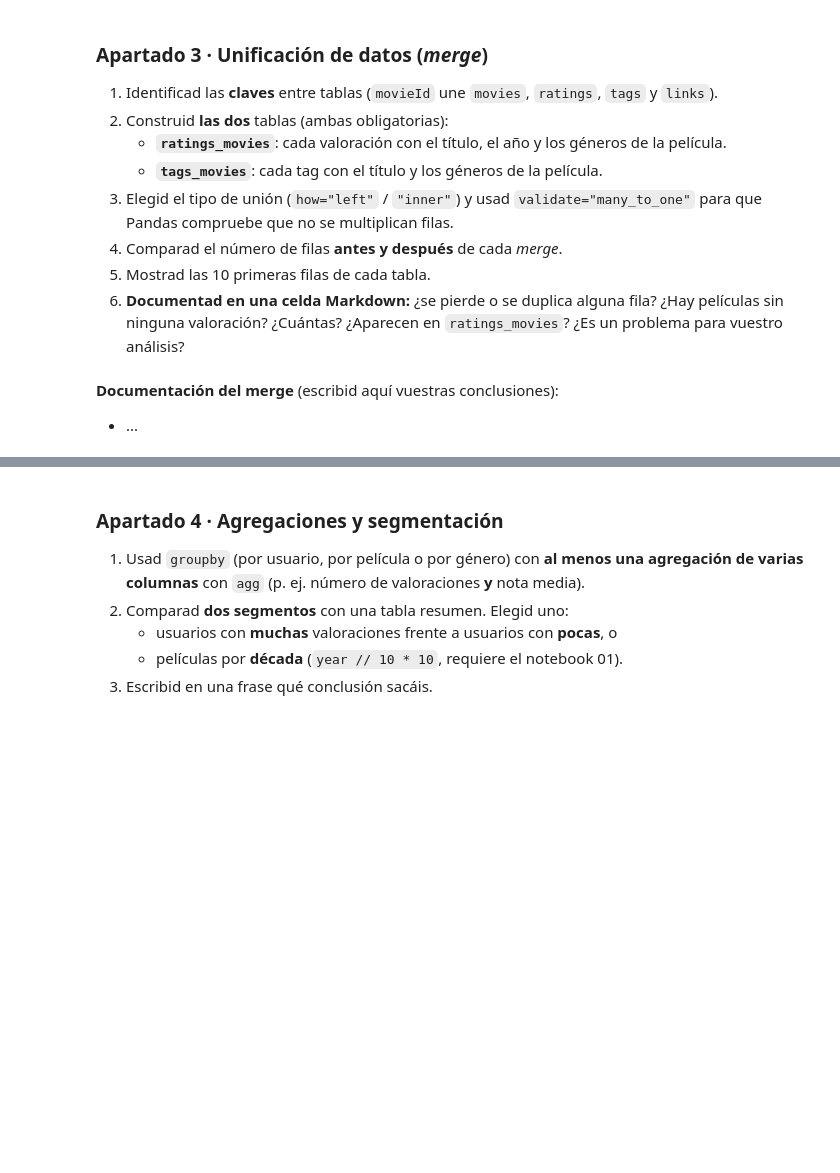
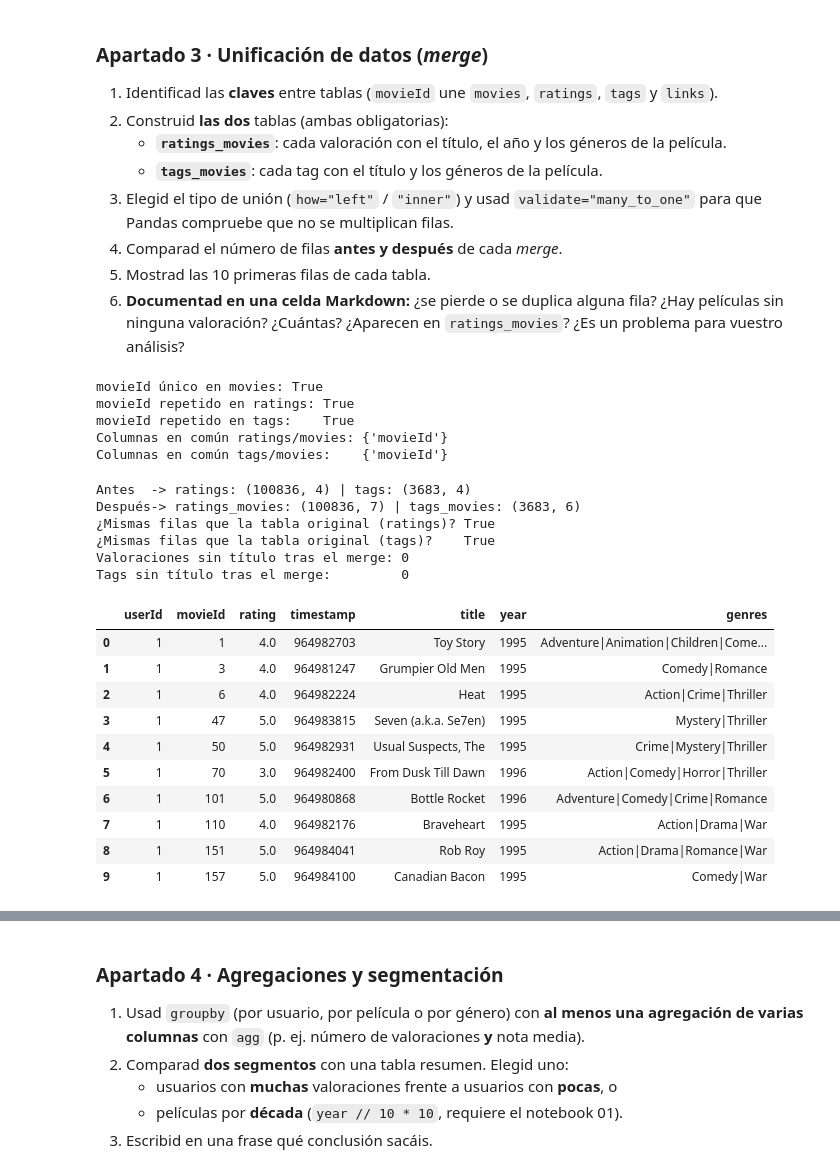
Before and after one commit to dgilrom/tc-catalogo-peliculas-g6, a Jupyter notebook: 02_analisis.ipynb, the cells around one changed output, grey strips where cells are left out. Cells and saved outputs as stored; diff of their text form; code cells hidden in the pictures; blank space fills up the shorter version.

Commit message:
Apartado 3
Subo el apartado 3 tengo que revisar un par de cosas

```diff
--- a/02_analisis.ipynb
+++ b/02_analisis.ipynb
@@ -48,4 +48,53 @@ print(movies.shape, ratings.shape, tags.shape)
-# %% [markdown]
-**Documentación del merge** (escribid aquí vuestras conclusiones):
-
-- ...
+# %%
+# --- Apartado 3: Merge ---
+print("movieId único en movies:", movies["movieId"].is_unique)
+print("movieId repetido en ratings:", not ratings["movieId"].is_unique)
+print("movieId repetido en tags:   ", not tags["movieId"].is_unique)
+print("Columnas en común ratings/movies:", set(ratings.columns) & set(movies.columns))
+print("Columnas en común tags/movies:   ", set(tags.columns) & set(movies.columns))
+# %% [output]
+movieId único en movies: True
+movieId repetido en ratings: True
+movieId repetido en tags:    True
+Columnas en común ratings/movies: {'movieId'}
+Columnas en común tags/movies:    {'movieId'}
+# %%
+# 3.2-3.4 Construcción de ratings_movies y tags_movies
+cols_movies = ["movieId", "title", "year", "genres"] if "year" in movies.columns else ["movieId", "title", "genres"]
+
+print("Antes  -> ratings:", ratings.shape, "| tags:", tags.shape)
+
+ratings_movies = pd.merge(
+    ratings, movies[cols_movies], on="movieId", how="left", validate="many_to_one"
+)
+tags_movies = pd.merge(
+    tags, movies[cols_movies], on="movieId", how="left", validate="many_to_one"
+)
+
+print("Después-> ratings_movies:", ratings_movies.shape, "| tags_movies:", tags_movies.shape)
+print("¿Mismas filas que la tabla original (ratings)?", len(ratings_movies) == len(ratings))
+print("¿Mismas filas que la tabla original (tags)?   ", len(tags_movies) == len(tags))
+print("Valoraciones sin título tras el merge:", ratings_movies["title"].isna().sum())
+print("Tags sin título tras el merge:        ", tags_movies["title"].isna().sum())
+# %% [output]
+Antes  -> ratings: (100836, 4) | tags: (3683, 4)
+Después-> ratings_movies: (100836, 7) | tags_movies: (3683, 6)
+¿Mismas filas que la tabla original (ratings)? True
+¿Mismas filas que la tabla original (tags)?    True
+Valoraciones sin título tras el merge: 0
+Tags sin título tras el merge:         0
+# %%
+# 3.5 Primeras 10 filas de ratings_movies
+ratings_movies.head(10)
+# %% [output]
+|  | userId | movieId | rating | timestamp | title | year | genres |
+| 0 | 1 | 1 | 4.0 | 964982703 | Toy Story | 1995 | Adventure|Animation|Children|Come... |
+| 1 | 1 | 3 | 4.0 | 964981247 | Grumpier Old Men | 1995 | Comedy|Romance |
+| 2 | 1 | 6 | 4.0 | 964982224 | Heat | 1995 | Action|Crime|Thriller |
+| 3 | 1 | 47 | 5.0 | 964983815 | Seven (a.k.a. Se7en) | 1995 | Mystery|Thriller |
+| 4 | 1 | 50 | 5.0 | 964982931 | Usual Suspects, The | 1995 | Crime|Mystery|Thriller |
+| 5 | 1 | 70 | 3.0 | 964982400 | From Dusk Till Dawn | 1996 | Action|Comedy|Horror|Thriller |
+| 6 | 1 | 101 | 5.0 | 964980868 | Bottle Rocket | 1996 | Adventure|Comedy|Crime|Romance |
+| 7 | 1 | 110 | 4.0 | 964982176 | Braveheart | 1995 | Action|Drama|War |
+| 8 | 1 | 151 | 5.0 | 964984041 | Rob Roy | 1995 | Action|Drama|Romance|War |
+| 9 | 1 | 157 | 5.0 | 964984100 | Canadian Bacon | 1995 | Comedy|War |
```
Also changed, not shown: parts of 5 cells of this notebook.
